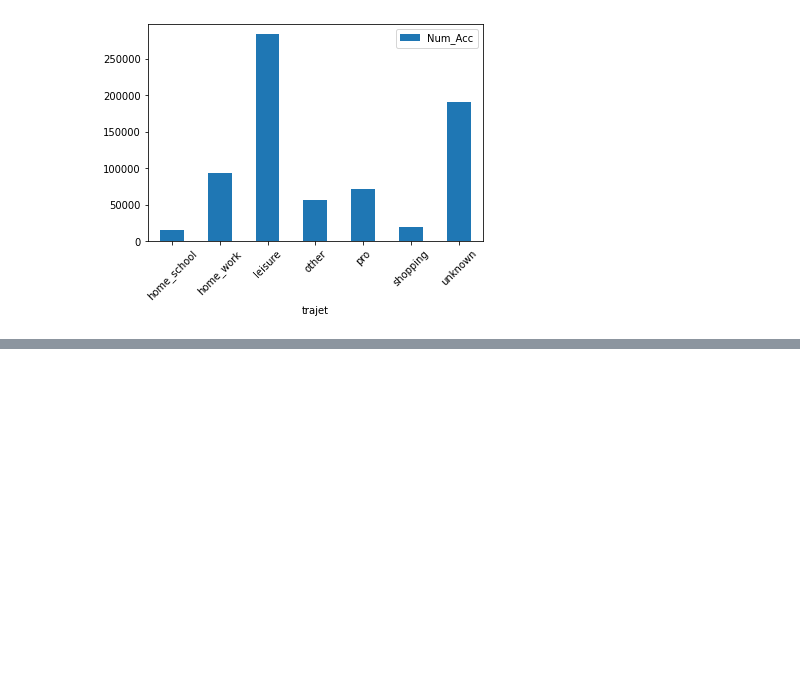
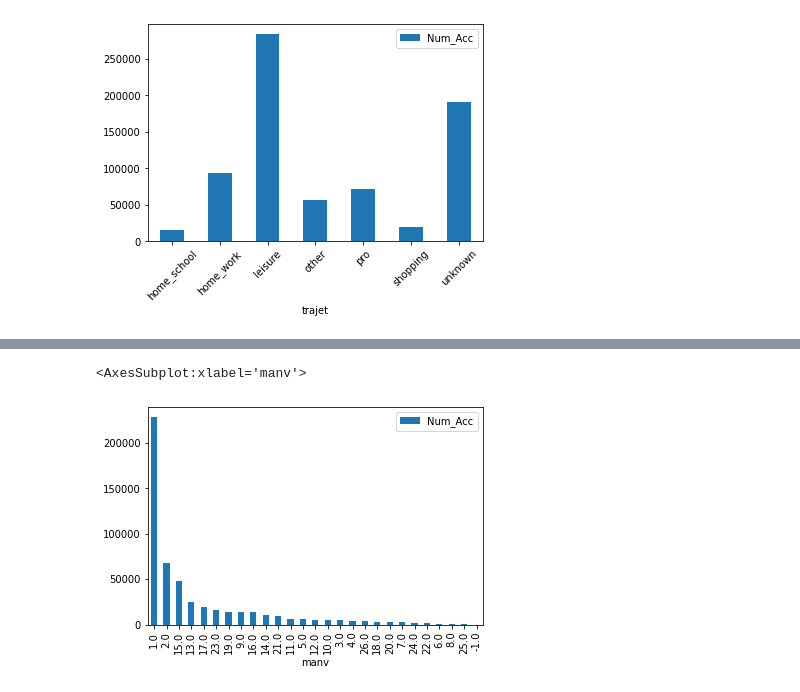
Before and after one commit to thomas-marquis/datascience-securite-routiere, a Jupyter notebook: notebooks/1.1-tm-description.ipynb, the cells around one changed output, grey strips where cells are left out. Saved outputs shown, nothing was run; the diff lists cells and outputs as text; code cells hidden in the pictures; blank space fills up the shorter version.

```diff
--- a/notebooks/1.1-tm-description.ipynb
+++ b/notebooks/1.1-tm-description.ipynb
@@ -146,0 +270,8 @@ vic_df.groupby(by='trajet').count().reset_index()[['trajet', 'Num_Acc']].plot.ba
+# %%
+veh_obs = veh_df.groupby('manv').count().reset_index()[['Num_Acc', 'manv']]
+
+veh_obs.loc[veh_obs['manv'] != .0, :]\
+    .sort_values('Num_Acc', ascending=False).plot.bar('manv')
+# %% [output]
+<AxesSubplot:xlabel='manv'>
+[figure, added]
```
Also changed, not shown: parts of 10 cells of this notebook.
